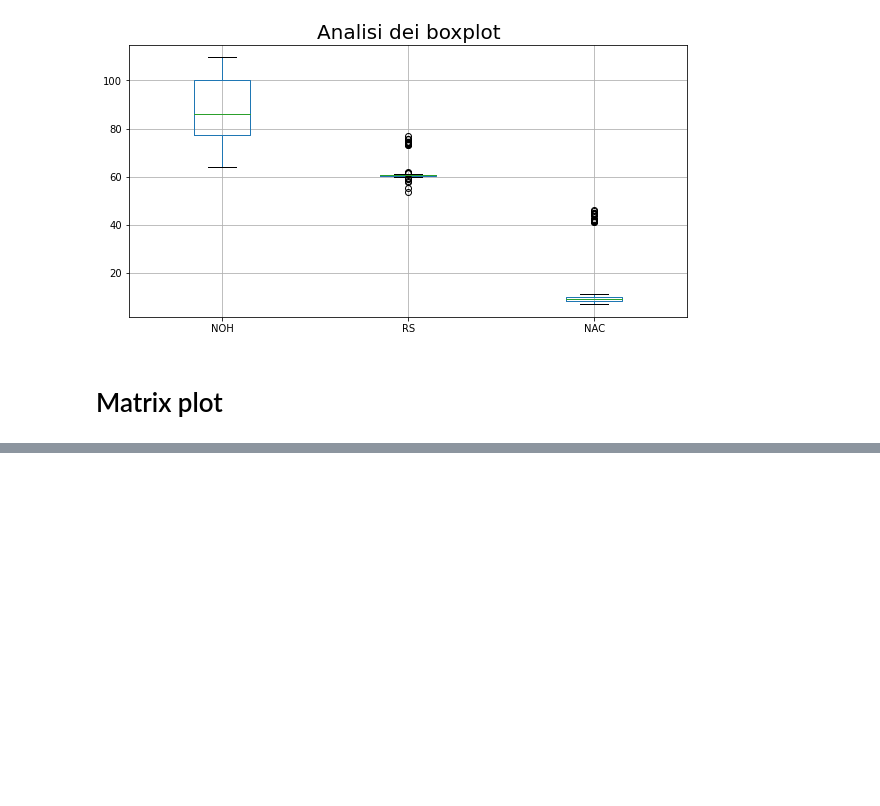
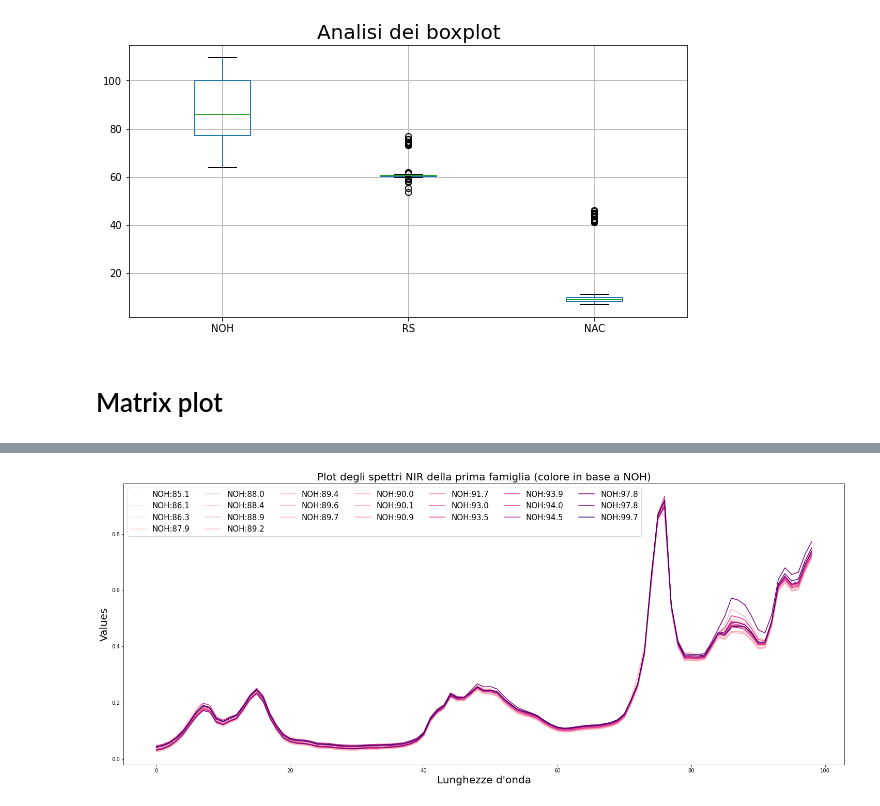
Before and after one commit to Rick8998/ProgettoEsamedataMining, a Jupyter notebook: analisiDS.ipynb, the cells around one changed output, grey strips where cells are left out. Cells and saved outputs as stored; diff of their text form; code cells hidden in the pictures; blank space fills up the shorter version.

```diff
--- a/analisiDS.ipynb
+++ b/analisiDS.ipynb
@@ -52,0 +82,33 @@ iteritems is deprecated and will be removed in a future version. Use .items inst
+# %%
+df2 = df[df["FAM"]==1]
+columns = ["NOH"] + [f"V{i}" for i in range(1, 100)]
+lines = df2[columns].sort_values("NOH")
+
+# Crea una mappa di colori
+cmap = plt.get_cmap('RdPu')
+
+# Ottieni i valori della colonna "NOH"
+noh_values = lines["NOH"].values
+
+columns_to_plot = lines.columns[lines.columns != "NOH"]
+plt.figure(figsize=(25, 10))
+# Itera sulle righe del dataframe
+for index, row in lines.iterrows():
+    # Ottieni i valori delle colonne selezionate nella riga corrente
+    values = row[columns_to_plot].to_list()
+
+    # Calcola l'indice di colore in base al valore di "NOH"
+    color_index = np.interp(row["NOH"], (noh_values.min(), noh_values.max()), (0, 1))
+    color_rgb = cmap(color_index)
+    # Plotta i valori colorando la linea
+    plt.plot(values, color = color_rgb, label=f'{"NOH:" + str(row["NOH"])}')
+
+# Aggiungi legenda e titolo al grafico
+plt.legend(ncol=len(df2.index)/3, prop={'size': 15})
+plt.title('Plot degli spettri NIR della prima famiglia (colore in base a NOH)', fontsize=20)
+plt.ylabel("Values", fontsize=20)
+plt.xlabel("Lunghezze d'onda", fontsize=20)
+# Mostra il grafico
+plt.show()
+# %% [output]
+[figure, added]
```
Also changed, not shown: parts of 7 cells of this notebook.
